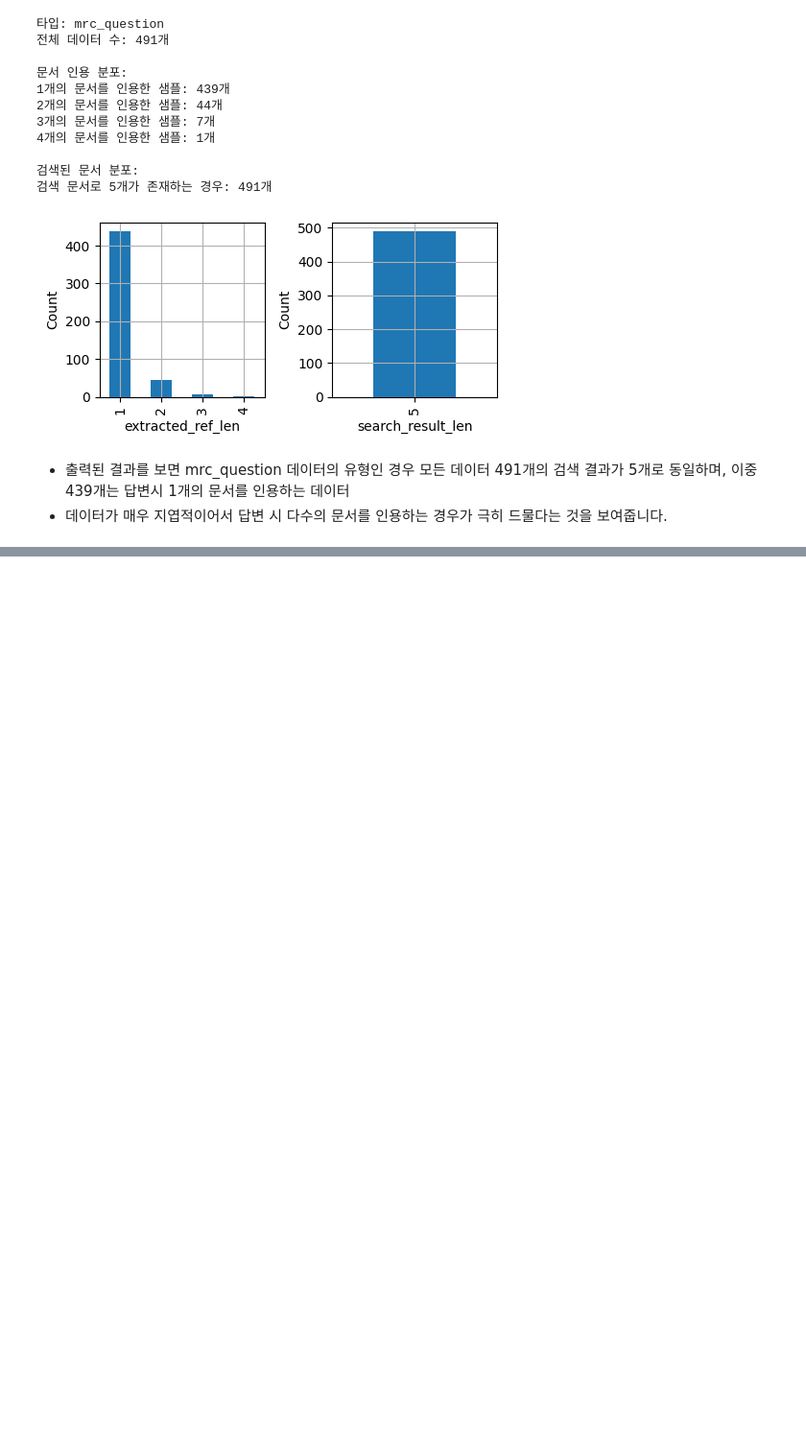
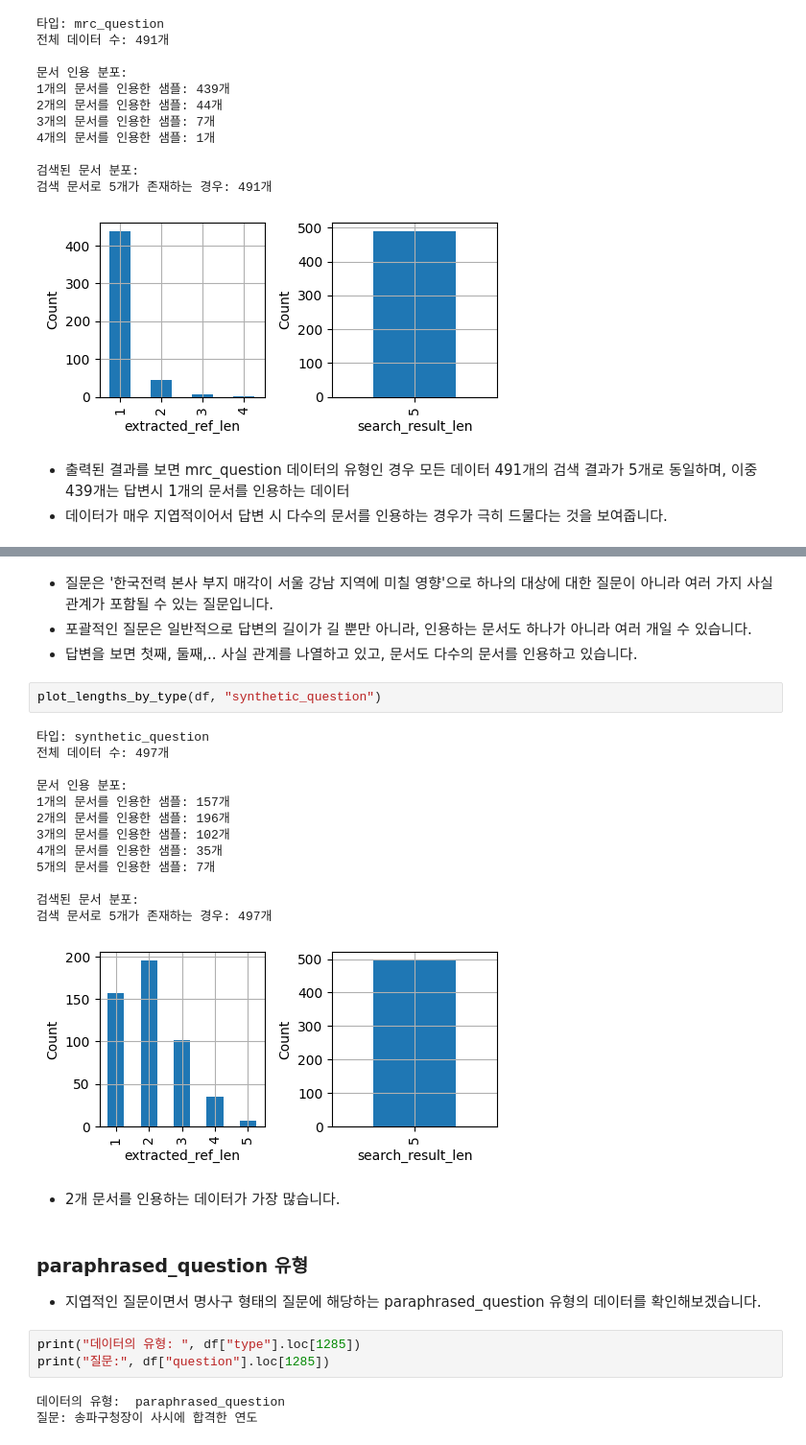
Before and after one commit to bbangwon/rag_master, a Jupyter notebook: ch08/ch08_RAG_DATASET.ipynb, the cells around one changed output, grey strips where cells are left out. Shown at 96% size. Saved outputs shown, nothing was run; the diff lists cells and outputs as text; blank space fills up the shorter version.

```diff
--- a/ch08/ch08_RAG_DATASET.ipynb
+++ b/ch08/ch08_RAG_DATASET.ipynb
@@ -178,0 +231,32 @@ plot_lengths_by_type(df, "mrc_question")
+# %% [markdown]
+- 질문은 '한국전력 본사 부지 매각이 서울 강남 지역에 미칠 영향'으로 하나의 대상에 대한 질문이 아니라 여러 가지 사실 관계가 포함될 수 있는 질문입니다.
+- 포괄적인 질문은 일반적으로 답변의 길이가 길 뿐만 아니라, 인용하는 문서도 하나가 아니라 여러 개일 수 있습니다.
+- 답변을 보면 첫째, 둘째,.. 사실 관계를 나열하고 있고, 문서도 다수의 문서를 인용하고 있습니다.
+# %%
+plot_lengths_by_type(df, "synthetic_question")
+# %% [output]
+타입: synthetic_question
+전체 데이터 수: 497개
+
+문서 인용 분포:
+1개의 문서를 인용한 샘플: 157개
+2개의 문서를 인용한 샘플: 196개
+3개의 문서를 인용한 샘플: 102개
+4개의 문서를 인용한 샘플: 35개
+5개의 문서를 인용한 샘플: 7개
+
+검색된 문서 분포:
+검색 문서로 5개가 존재하는 경우: 497개
+[figure, added]
+# %% [markdown]
+- 2개 문서를 인용하는 데이터가 가장 많습니다.
+# %% [markdown]
+### paraphrased_question 유형
+
+- 지엽적인 질문이면서 명사구 형태의 질문에 해당하는 paraphrased_question 유형의 데이터를 확인해보겠습니다.
+# %%
+print("데이터의 유형: ", df["type"].loc[1285])
+print("질문:", df["question"].loc[1285])
+# %% [output]
+데이터의 유형:  paraphrased_question
+질문: 송파구청장이 사시에 합격한 연도
```
Also changed, not shown: parts of 11 cells of this notebook, 3 other files.
